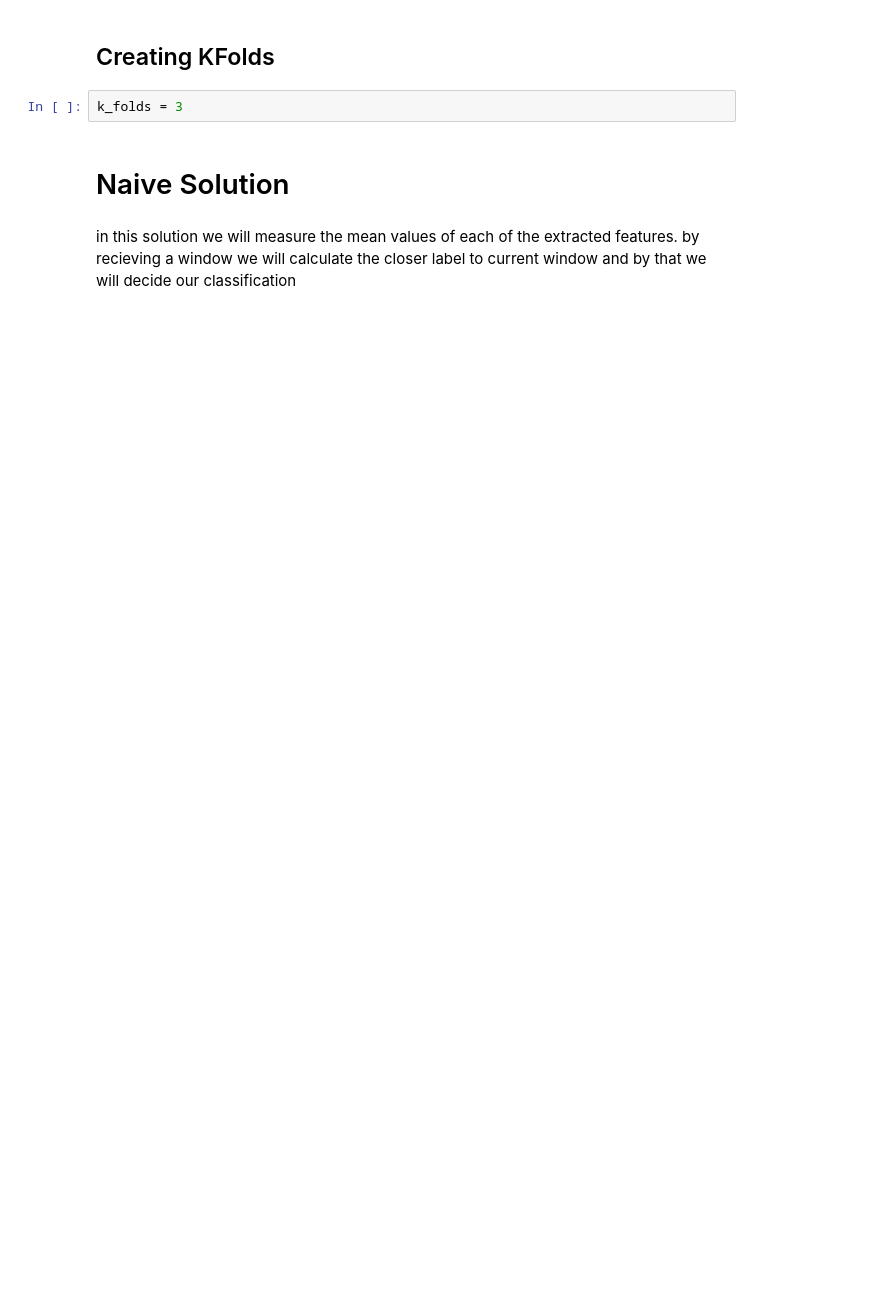
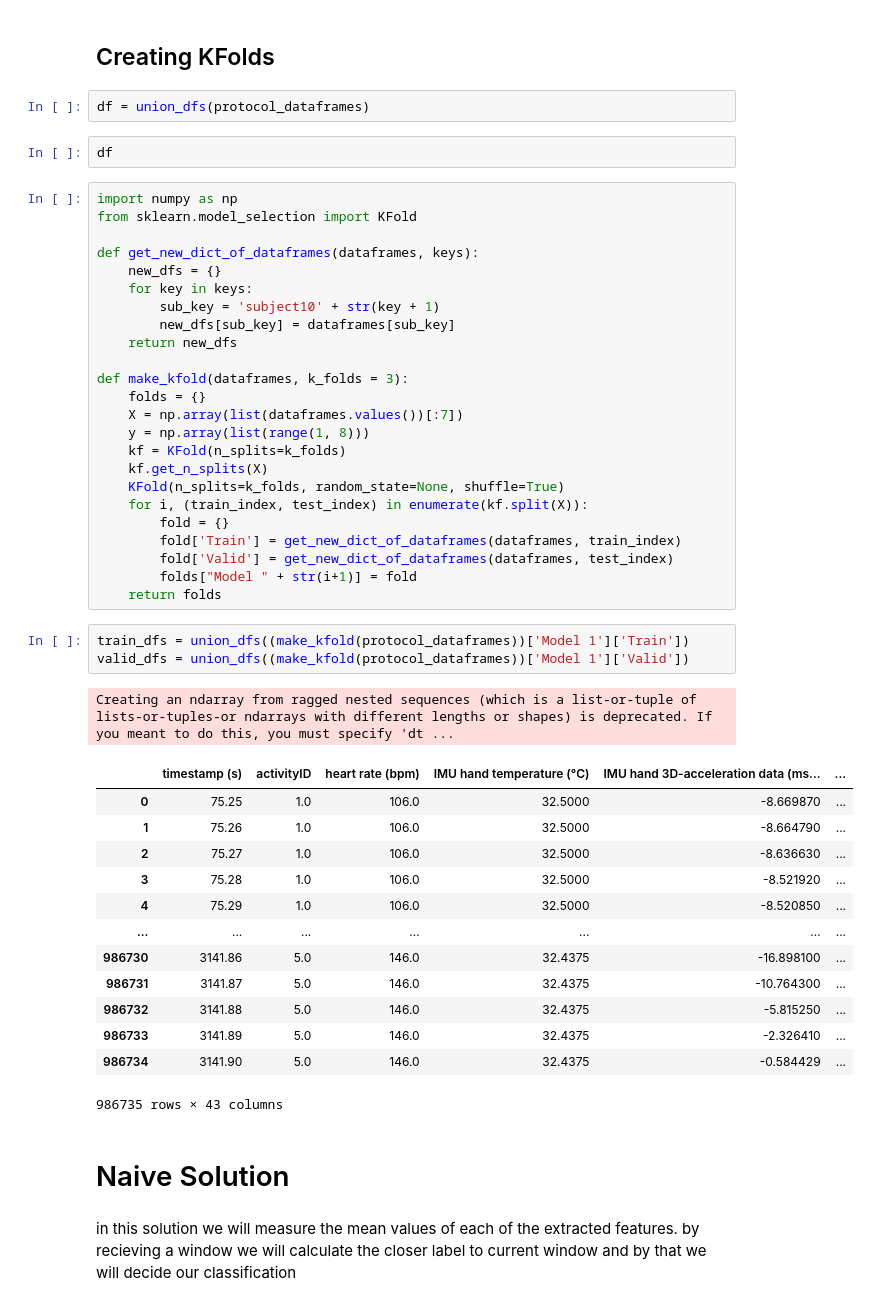
Before and after one commit to ChaiShalev18/Activity-Recognition-using-LSTM, a Jupyter notebook: DL_Assignment2.ipynb, the cells around one changed output. Cells and saved outputs as stored; diff of their text form; blank space fills up the shorter version.

Commit message:
add normalization and k fold

```diff
--- a/DL_Assignment2.ipynb
+++ b/DL_Assignment2.ipynb
@@ -480,7 +511,51 @@ indexing finished 1915143 / 1942872
 # %% [markdown]
 ## Creating KFolds
+# %%
+df = union_dfs(protocol_dataframes)
+# %%
+df
 # %%
-k_folds = 3
+import numpy as np
+from sklearn.model_selection import KFold
+
+def get_new_dict_of_dataframes(dataframes, keys):
+    new_dfs = {}
+    for key in keys:
+        sub_key = 'subject10' + str(key + 1)
+        new_dfs[sub_key] = dataframes[sub_key]
+    return new_dfs
+
+def make_kfold(dataframes, k_folds = 3):
+    folds = {}
+    X = np.array(list(dataframes.values())[:7])
+    y = np.array(list(range(1, 8)))
+    kf = KFold(n_splits=k_folds)
+    kf.get_n_splits(X)
+    KFold(n_splits=k_folds, random_state=None, shuffle=True)
+    for i, (train_index, test_index) in enumerate(kf.split(X)):
+        fold = {}
+        fold['Train'] = get_new_dict_of_dataframes(dataframes, train_index)
+        fold['Valid'] = get_new_dict_of_dataframes(dataframes, test_index)
+        folds["Model " + str(i+1)] = fold
+    return folds
+# %%
+train_dfs = union_dfs((make_kfold(protocol_dataframes))['Model 1']['Train'])
+valid_dfs = union_dfs((make_kfold(protocol_dataframes))['Model 1']['Valid'])
+# %% [output]
+Creating an ndarray from ragged nested sequences (which is a list-or-tuple of lists-or-tuples-or ndarrays with different lengths or shapes) is deprecated. If you meant to do this, you must specify 'dt ...
+|  | timestamp (s) | activityID | heart rate (bpm) | IMU hand temperature (°C) | IMU hand 3D-acceleration data (ms... | ... |
+| 0 | 75.25 | 1.0 | 106.0 | 32.5000 | -8.669870 | ... |
+| 1 | 75.26 | 1.0 | 106.0 | 32.5000 | -8.664790 | ... |
+| 2 | 75.27 | 1.0 | 106.0 | 32.5000 | -8.636630 | ... |
+| 3 | 75.28 | 1.0 | 106.0 | 32.5000 | -8.521920 | ... |
+| 4 | 75.29 | 1.0 | 106.0 | 32.5000 | -8.520850 | ... |
+| ... | ... | ... | ... | ... | ... | ... |
+| 986730 | 3141.86 | 5.0 | 146.0 | 32.4375 | -16.898100 | ... |
+| 986731 | 3141.87 | 5.0 | 146.0 | 32.4375 | -10.764300 | ... |
+| 986732 | 3141.88 | 5.0 | 146.0 | 32.4375 | -5.815250 | ... |
+| 986733 | 3141.89 | 5.0 | 146.0 | 32.4375 | -2.326410 | ... |
+| 986734 | 3141.90 | 5.0 | 146.0 | 32.4375 | -0.584429 | ... |
+986735 rows × 43 columns
 # %% [markdown]
 # Naive Solution
 # %% [markdown]
```
Also changed, not shown: parts of 9 cells of this notebook.
